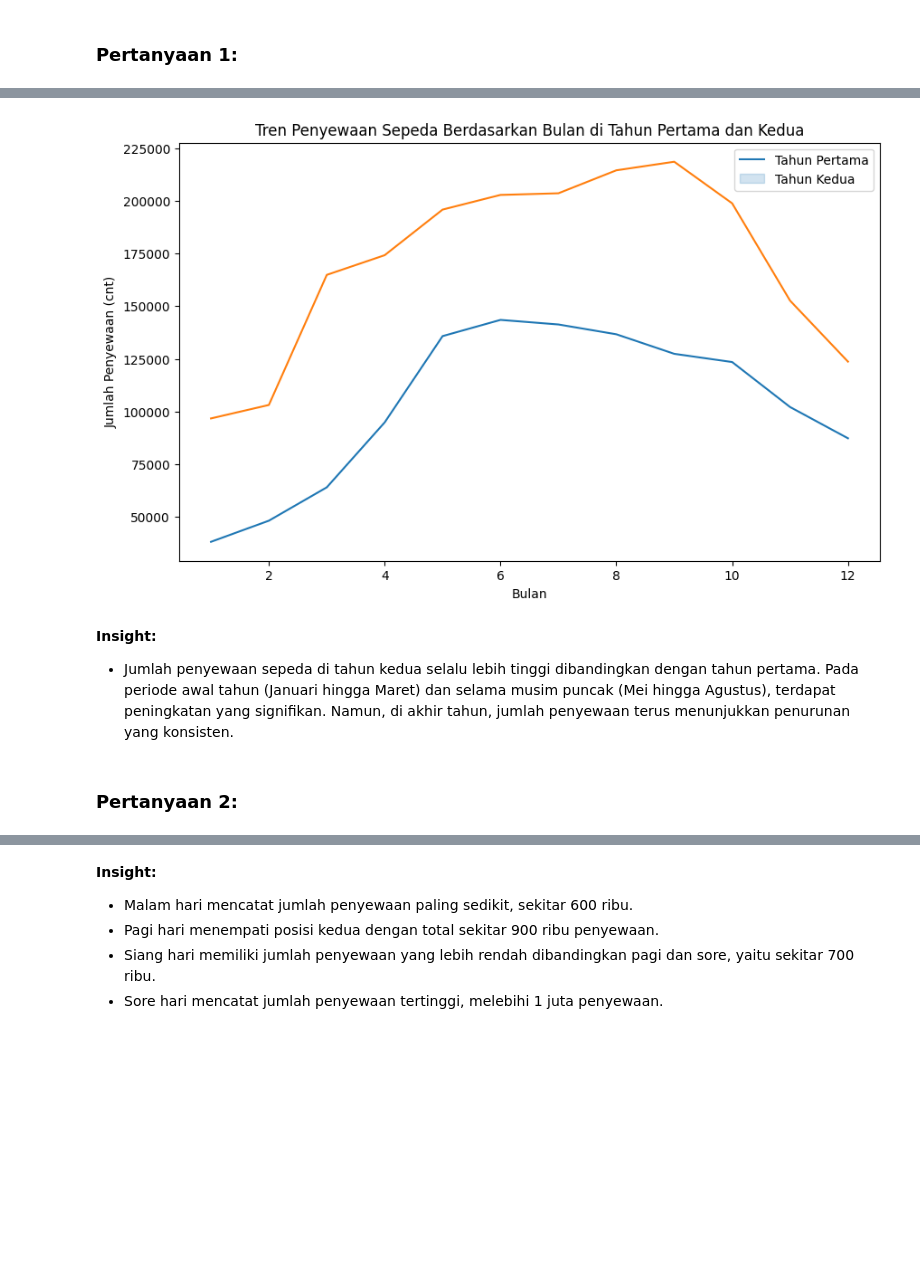
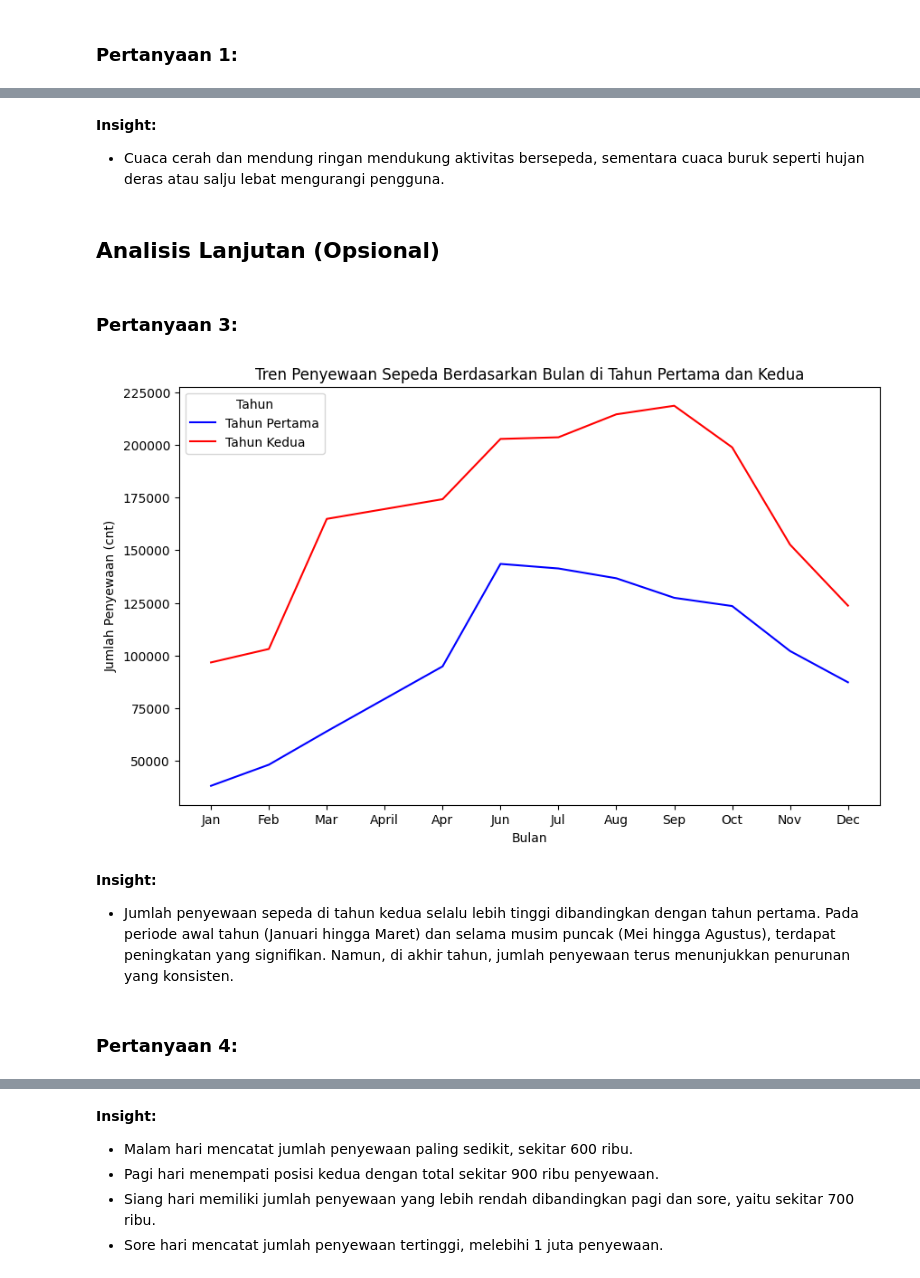
Before and after one commit to Ahmadbahar911/Analisis-Data, a Jupyter notebook: notebook.ipynb, the cells around one changed output, grey strips where cells are left out. Saved outputs shown, nothing was run; the diff lists cells and outputs as text; code cells hidden in the pictures; blank space fills up the shorter version.

Commit message:
update baru error eda, visualisasi

```diff
--- a/notebook.ipynb
+++ b/notebook.ipynb
@@ -204,0 +243,14 @@ df_cleaned.loc[:, 'dteday'] = pd.to_datetime(df_cleaned['dteday'])
+# %%
+# Mengubah tipe data ke datetime
+df_hour['dateday'] = pd.to_datetime(df_hour.dateday)
+
+# Mengubaha tipe data ke categorical
+df_hour['season'] = df_hour.season.astype('category')
+df_hour['year'] = df_hour.year.astype('category')
+df_hour['month'] = df_hour.month.astype('category')
+df_hour['holiday'] = df_hour.holiday.astype('category')
+df_hour['weekday'] = df_hour.weekday.astype('category')
+df_hour['workingday'] = df_hour.workingday.astype('category')
+df_hour['weather_cond'] = df_hour.weather_cond.astype('category')
+
+df_hour.head()
@@ -237,22 +408,51 @@ df_cleaned.describe()
+# %% [markdown]
+**Insight:**
+- Cuaca cerah dan mendung ringan mendukung aktivitas bersepeda, sementara cuaca buruk seperti hujan deras atau salju lebat mengurangi pengguna.
+# %% [markdown]
+## Analisis Lanjutan (Opsional)
+# %% [markdown]
+### Pertanyaan 3:
 # %%
-# Membuat data agregat untuk tren penyewaan per bulan di setiap tahun
-monthly_trend = df_hour.groupby(['yr', 'mnth'])['cnt'].sum().reset_index()
+
+# Data agregat untuk tren penyewaan per bulan di setiap tahun
+monthly_trend = df_hour.groupby(['year', 'month'])['count'].sum().reset_index()
+
+
+# Menentukan urutan bulan (dari Januari hingga Desember)
+month_order = ['Jan', 'Feb', 'Mar', 'April', 'Apr', 'Jun',
+               'Jul', 'Aug', 'Sep', 'Oct', 'Nov', 'Dec']
+
+# Mengatur kolom 'month' sebagai kategori dengan urutan yang benar
+monthly_trend['month'] = pd.Categorical(monthly_trend['month'], categories=month_order, ordered=True)
 
 # Visualisasi dengan line plot
-plt.figure(figsize=(10,6))
-sns.lineplot(data=monthly_trend, x='mnth', y='cnt', hue='yr')
+plt.figure(figsize=(10, 6))
+plot = sns.lineplot(
+    data=monthly_trend,
+    x='month',
+    y='count',
+    hue='year',
+    palette=['blue', 'red']  # Warna garis
+)
+
+# Menyesuaikan legend agar sesuai dengan garis
+handles, labels = plot.get_legend_handles_labels()
+plt.legend(handles=handles, labels=['Tahun Pertama', 'Tahun Kedua'], title='Tahun')
+
+# Menambahkan judul dan label
 plt.title('Tren Penyewaan Sepeda Berdasarkan Bulan di Tahun Pertama dan Kedua')
 plt.xlabel('Bulan')
 plt.ylabel('Jumlah Penyewaan (cnt)')
-plt.legend(['Tahun Pertama', 'Tahun Kedua'])
+
+# Menampilkan plot
 plt.show()
 # %% [output]
-[figure, old version]
+[figure, new version]
 # %% [markdown]
 **Insight:**
 - Jumlah penyewaan sepeda di tahun kedua selalu lebih tinggi dibandingkan dengan tahun pertama.  Pada periode awal tahun (Januari hingga Maret) dan selama musim puncak (Mei hingga Agustus), terdapat peningkatan yang signifikan.  Namun, di akhir tahun, jumlah penyewaan terus menunjukkan penurunan yang konsisten.
 # %% [markdown]
-### Pertanyaan 2:
+### Pertanyaan 4:
 # %%
 # Membuat kolom baru 'rentang_waktu' berdasarkan jam
 def assign_time_of_day(hr):
```
Also changed, not shown: parts of 29 cells of this notebook, 7 other files.
